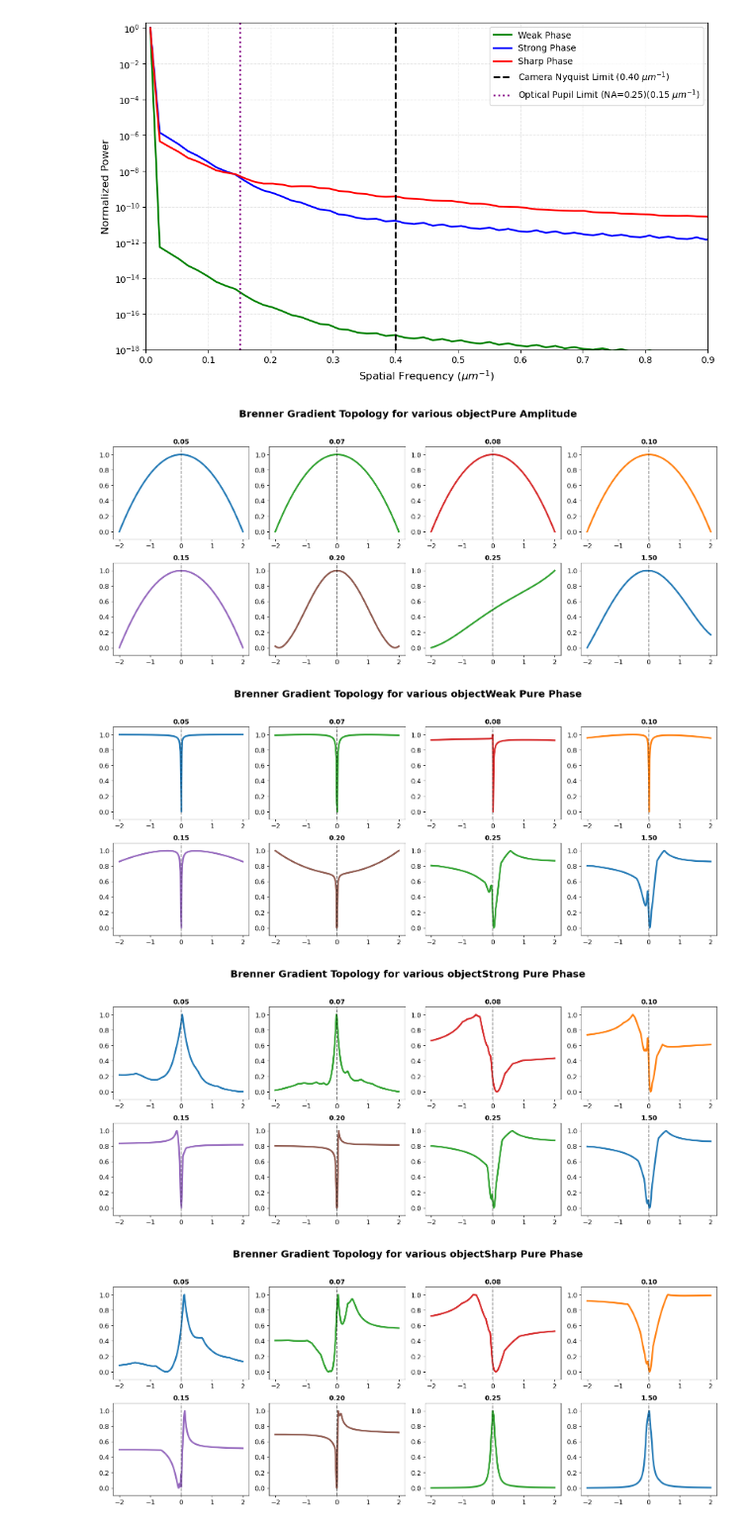
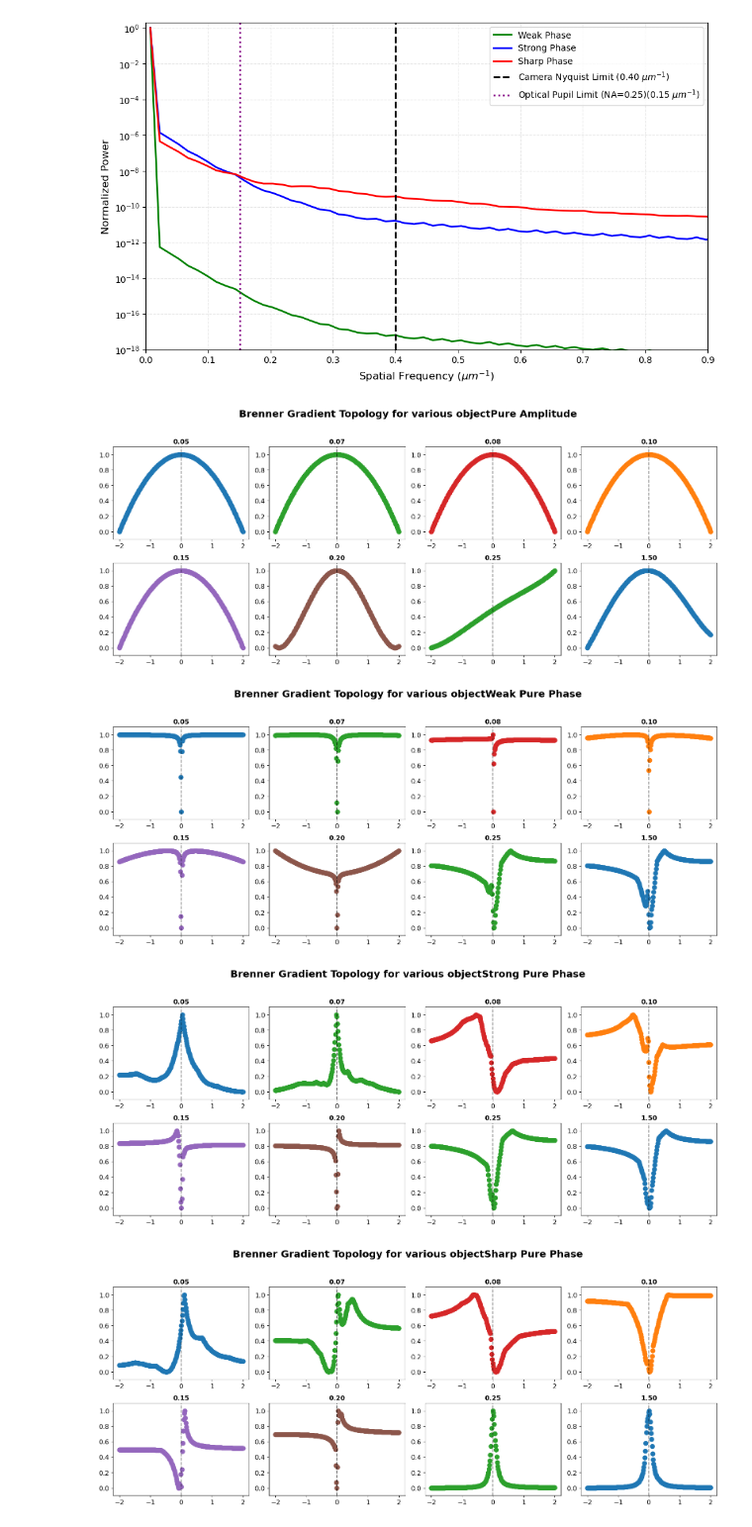
Before and after one commit to Gaurang8440/Fourier_Ptychography_Microscopy, a Jupyter notebook: Codes/test.ipynb, the cells around one changed output. Shown at 99% size. Cells and saved outputs as stored; diff of their text form; code cells hidden in the pictures.

```diff
--- a/Codes/test.ipynb
+++ b/Codes/test.ipynb
@@ -813,35 +813,35 @@ for name, obj in objects.items():
     fig, axes = plt.subplots(2, 4, figsize=(16, 7))
     fig.suptitle(f'Brenner Gradient Topology for various object{name}', fontsize=18, fontweight='bold', y=0.98)
 
     axes = axes.flatten()
     colors = ['#1f77b4', '#2ca02c', '#d62728', '#ff7f0e', '#9467bd', '#8c564b','#2ca02c','#1f77b4']
 
     for idx, (i, res) in enumerate(results.items()):
         ax = axes[idx]
 
         # Plot the curve
-        ax.plot(z_array * 1000, res["scores"], color=colors[idx], linewidth=3)
+        ax.scatter(z_array * 1000, res["scores"], color=colors[idx], linewidth=3)
         ax.axvline(0, color='k', linestyle='--', alpha=0.5)
 
         ax.set_title(i, fontsize=12, fontweight='bold')
         #ax.set_xlabel("Defocus Z (µm)")
         #ax.set_ylabel("Norm. Brenner")
         #ax.grid(True, linestyle=':', alpha=0.7)
 
         ax.tick_params(axis='x', labelsize=12)
         ax.tick_params(axis='y', labelsize=12)
         ax.set_ylim(-0.1, 1.1)
 
         # Overlay the BCI and BAI Data Box
 
 
     plt.tight_layout(rect=[0, 0.03, 1, 0.95])
     #plt.rcParams['axes.labelweight'] = 'bold'
     #plt.rcParams['font.weight'] = 'bold'
     plt.savefig("high_res_plot.png", dpi=300)
     plt.show()
 # %% [output]
-[figure, old version]
+[figure, new version]
-[figure, old version]
+[figure, new version]
-[figure, old version]
+[figure, new version]
-[figure, old version]
+[figure, new version]
```
Also changed, not shown: parts of 4 cells of this notebook, 51 other files.
